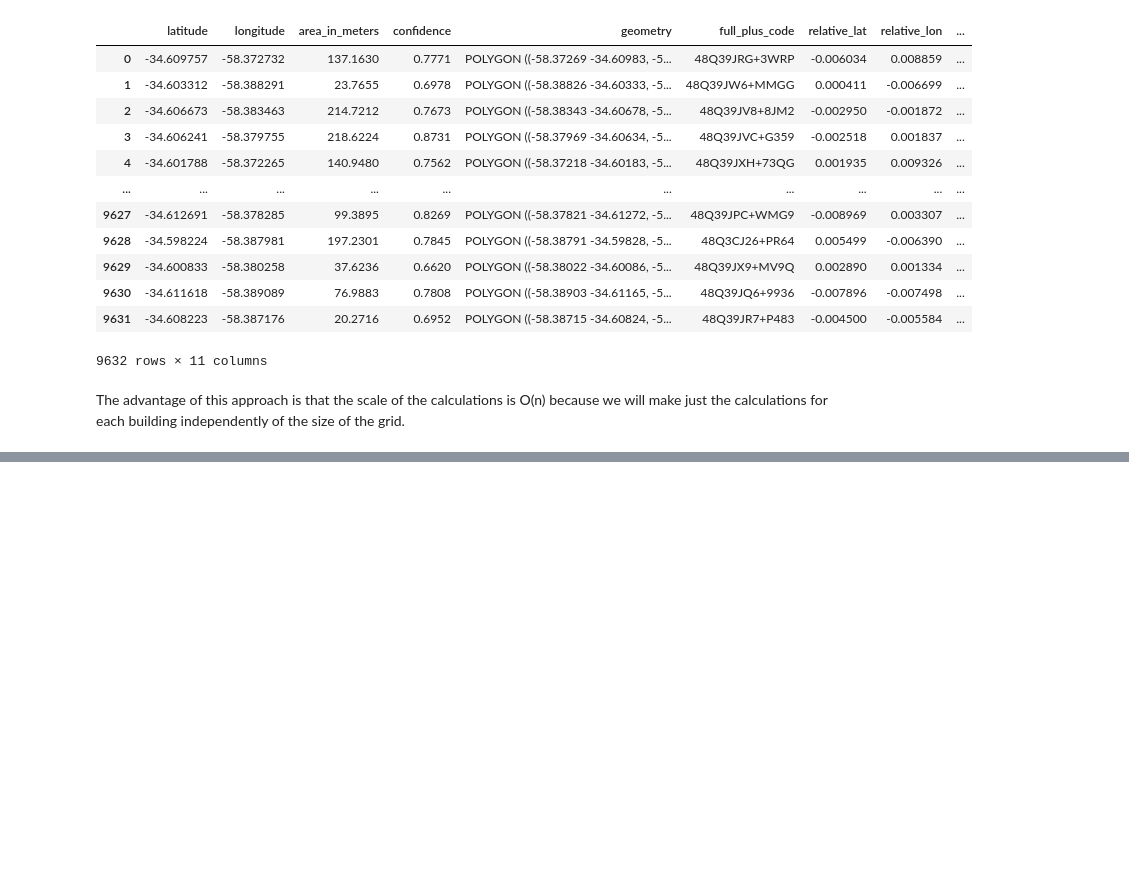
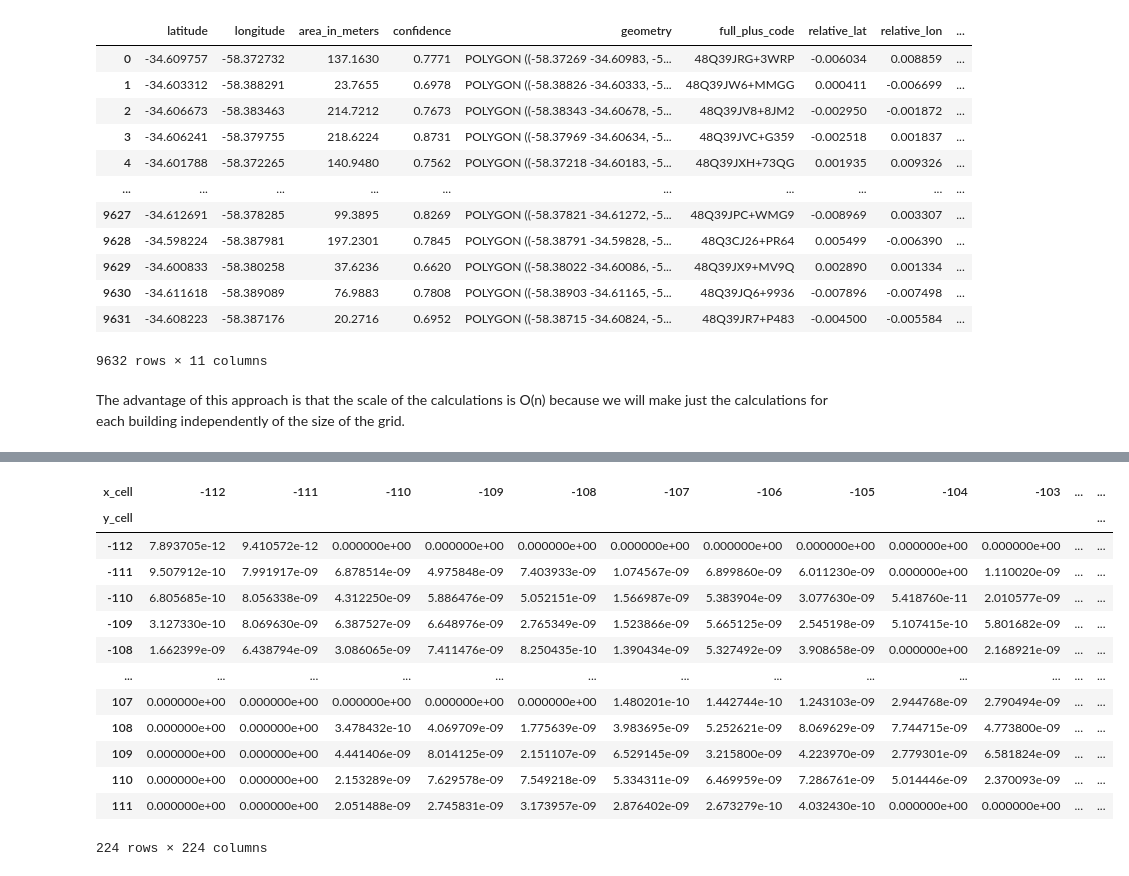
Before and after one commit to IonatanPerez/TECHO-IdeATLAS, a Jupyter notebook: 2-Preprocessing.ipynb, the cells around one changed output, grey strips where cells are left out. Cells and saved outputs as stored; diff of their text form; code cells hidden in the pictures; blank space fills up the shorter version.

```diff
--- a/2-Preprocessing.ipynb
+++ b/2-Preprocessing.ipynb
@@ -168,0 +193,7 @@ POLYGON ((-58.3726862870237 -34.6098345100679, -58.3726938558099 -34.60967573146
+# %%
+# First we will get all the intersections:
+
+intersections = gdf["overlapping_cells"].explode().reset_index(drop=True)
+intersections = pd.DataFrame(intersections.tolist())
+intersections["coordinates"] = "(" + intersections["x_cell"].astype(str) + " , " + intersections["y_cell"].astype(str) + ")"
+intersections
@@ -168,0 +258,19 @@ POLYGON ((-58.3726862870237 -34.6098345100679, -58.3726938558099 -34.60967573146
+# %%
+# Now we will make a pivot table to get the area occupied by each polygon in each cell
+occupied_area_heatmap = occupied_area.pivot_table(index="y_cell", columns="x_cell", values="area", aggfunc="sum", fill_value=0)
+occupied_area_heatmap
+# %% [output]
+| x_cell | -112 | -111 | -110 | -109 | -108 | -107 | -106 | -105 | -104 | -103 | ... | ... |
+| y_cell |  |  |  |  |  |  |  |  |  |  |  | ... |
+| -112 | 7.893705e-12 | 9.410572e-12 | 0.000000e+00 | 0.000000e+00 | 0.000000e+00 | 0.000000e+00 | 0.000000e+00 | 0.000000e+00 | 0.000000e+00 | 0.000000e+00 | ... | ... |
+| -111 | 9.507912e-10 | 7.991917e-09 | 6.878514e-09 | 4.975848e-09 | 7.403933e-09 | 1.074567e-09 | 6.899860e-09 | 6.011230e-09 | 0.000000e+00 | 1.110020e-09 | ... | ... |
+| -110 | 6.805685e-10 | 8.056338e-09 | 4.312250e-09 | 5.886476e-09 | 5.052151e-09 | 1.566987e-09 | 5.383904e-09 | 3.077630e-09 | 5.418760e-11 | 2.010577e-09 | ... | ... |
+| -109 | 3.127330e-10 | 8.069630e-09 | 6.387527e-09 | 6.648976e-09 | 2.765349e-09 | 1.523866e-09 | 5.665125e-09 | 2.545198e-09 | 5.107415e-10 | 5.801682e-09 | ... | ... |
+| -108 | 1.662399e-09 | 6.438794e-09 | 3.086065e-09 | 7.411476e-09 | 8.250435e-10 | 1.390434e-09 | 5.327492e-09 | 3.908658e-09 | 0.000000e+00 | 2.168921e-09 | ... | ... |
+| ... | ... | ... | ... | ... | ... | ... | ... | ... | ... | ... | ... | ... |
+| 107 | 0.000000e+00 | 0.000000e+00 | 0.000000e+00 | 0.000000e+00 | 0.000000e+00 | 1.480201e-10 | 1.442744e-10 | 1.243103e-09 | 2.944768e-09 | 2.790494e-09 | ... | ... |
+| 108 | 0.000000e+00 | 0.000000e+00 | 3.478432e-10 | 4.069709e-09 | 1.775639e-09 | 3.983695e-09 | 5.252621e-09 | 8.069629e-09 | 7.744715e-09 | 4.773800e-09 | ... | ... |
+| 109 | 0.000000e+00 | 0.000000e+00 | 4.441406e-09 | 8.014125e-09 | 2.151107e-09 | 6.529145e-09 | 3.215800e-09 | 4.223970e-09 | 2.779301e-09 | 6.581824e-09 | ... | ... |
+| 110 | 0.000000e+00 | 0.000000e+00 | 2.153289e-09 | 7.629578e-09 | 7.549218e-09 | 5.334311e-09 | 6.469959e-09 | 7.286761e-09 | 5.014446e-09 | 2.370093e-09 | ... | ... |
+| 111 | 0.000000e+00 | 0.000000e+00 | 2.051488e-09 | 2.745831e-09 | 3.173957e-09 | 2.876402e-09 | 2.673279e-10 | 4.032430e-10 | 0.000000e+00 | 0.000000e+00 | ... | ... |
+224 rows × 224 columns
```
Also changed, not shown: parts of 24 cells of this notebook, 1 other file.
